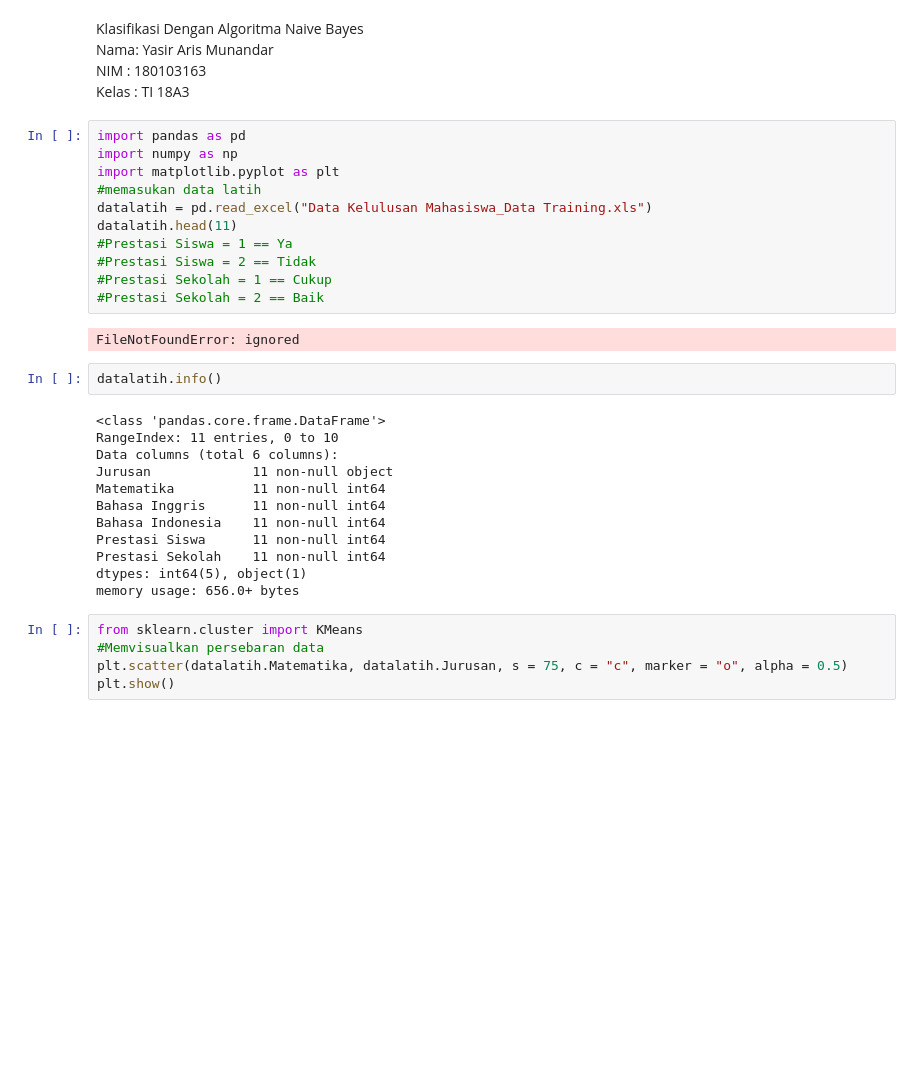
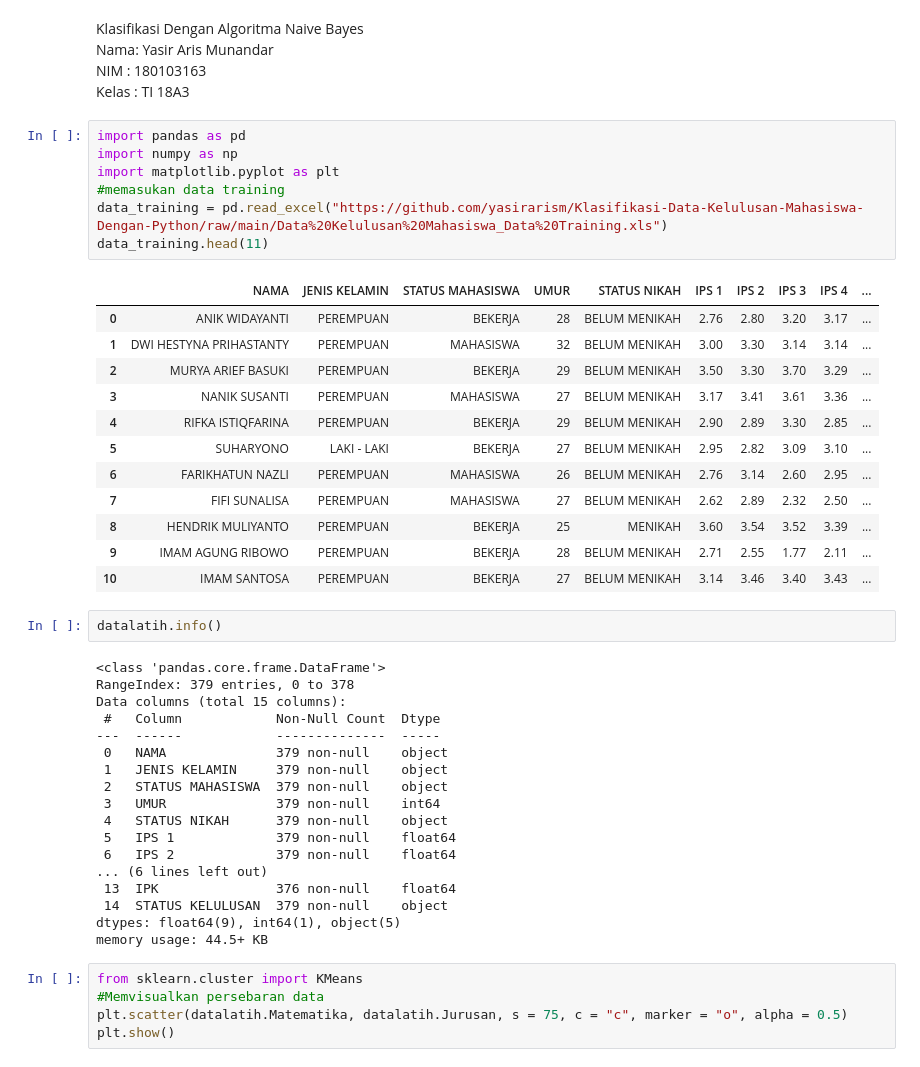
Before and after one commit to yasirarism/Klasifikasi-Data-Kelulusan-Mahasiswa-Dengan-Python, a Jupyter notebook: naive-bayes-akurasi.ipynb, the cells around one changed output. Drawn from its saved outputs; the diff is of its cells as text; blank space fills up the shorter version.

```diff
--- a/naive-bayes-akurasi.ipynb
+++ b/naive-bayes-akurasi.ipynb
@@ -6,30 +6,43 @@ Kelas : TI 18A3
 # %%
 import pandas as pd
 import numpy as np
 import matplotlib.pyplot as plt
-#memasukan data latih
-datalatih = pd.read_excel("Data Kelulusan Mahasiswa_Data Training.xls")
-datalatih.head(11)
-#Prestasi Siswa = 1 == Ya
-#Prestasi Siswa = 2 == Tidak
-#Prestasi Sekolah = 1 == Cukup
-#Prestasi Sekolah = 2 == Baik
+#memasukan data training
+data_training = pd.read_excel("https://github.com/yasirarism/Klasifikasi-Data-Kelulusan-Mahasiswa-Dengan-Python/raw/main/Data%20Kelulusan%20Mahasiswa_Data%20Training.xls")
+data_training.head(11)
 # %% [output]
-FileNotFoundError: ignored
+|  | NAMA | JENIS KELAMIN | STATUS MAHASISWA | UMUR | STATUS NIKAH | IPS 1 | IPS 2 | IPS 3 | IPS 4 | ... |
+| 0 | ANIK WIDAYANTI | PEREMPUAN | BEKERJA | 28 | BELUM MENIKAH | 2.76 | 2.80 | 3.20 | 3.17 | ... |
+| 1 | DWI HESTYNA PRIHASTANTY | PEREMPUAN | MAHASISWA | 32 | BELUM MENIKAH | 3.00 | 3.30 | 3.14 | 3.14 | ... |
+| 2 | MURYA ARIEF BASUKI | PEREMPUAN | BEKERJA | 29 | BELUM MENIKAH | 3.50 | 3.30 | 3.70 | 3.29 | ... |
+| 3 | NANIK SUSANTI | PEREMPUAN | MAHASISWA | 27 | BELUM MENIKAH | 3.17 | 3.41 | 3.61 | 3.36 | ... |
+| 4 | RIFKA ISTIQFARINA | PEREMPUAN | BEKERJA | 29 | BELUM MENIKAH | 2.90 | 2.89 | 3.30 | 2.85 | ... |
+| 5 | SUHARYONO | LAKI - LAKI | BEKERJA | 27 | BELUM MENIKAH | 2.95 | 2.82 | 3.09 | 3.10 | ... |
+| 6 | FARIKHATUN NAZLI | PEREMPUAN | MAHASISWA | 26 | BELUM MENIKAH | 2.76 | 3.14 | 2.60 | 2.95 | ... |
+| 7 | FIFI SUNALISA | PEREMPUAN | MAHASISWA | 27 | BELUM MENIKAH | 2.62 | 2.89 | 2.32 | 2.50 | ... |
+| 8 | HENDRIK MULIYANTO | PEREMPUAN | BEKERJA | 25 | MENIKAH | 3.60 | 3.54 | 3.52 | 3.39 | ... |
+| 9 | IMAM AGUNG RIBOWO | PEREMPUAN | BEKERJA | 28 | BELUM MENIKAH | 2.71 | 2.55 | 1.77 | 2.11 | ... |
+| 10 | IMAM SANTOSA | PEREMPUAN | BEKERJA | 27 | BELUM MENIKAH | 3.14 | 3.46 | 3.40 | 3.43 | ... |
 # %%
 datalatih.info()
 # %% [output]
 <class 'pandas.core.frame.DataFrame'>
-RangeIndex: 11 entries, 0 to 10
-Data columns (total 6 columns):
-Jurusan             11 non-null object
-Matematika          11 non-null int64
-Bahasa Inggris      11 non-null int64
-Bahasa Indonesia    11 non-null int64
-Prestasi Siswa      11 non-null int64
-Prestasi Sekolah    11 non-null int64
-dtypes: int64(5), object(1)
-memory usage: 656.0+ bytes
+RangeIndex: 379 entries, 0 to 378
+Data columns (total 15 columns):
+ #   Column            Non-Null Count  Dtype
+---  ------            --------------  -----
+ 0   NAMA              379 non-null    object
+ 1   JENIS KELAMIN     379 non-null    object
+ 2   STATUS MAHASISWA  379 non-null    object
+ 3   UMUR              379 non-null    int64
+ 4   STATUS NIKAH      379 non-null    object
+ 5   IPS 1             379 non-null    float64
+ 6   IPS 2             379 non-null    float64
+... (6 lines left out)
+ 13  IPK               376 non-null    float64
+ 14  STATUS KELULUSAN  379 non-null    object
+dtypes: float64(9), int64(1), object(5)
+memory usage: 44.5+ KB
 # %%
 from sklearn.cluster import KMeans
 #Memvisualkan persebaran data
```
Also changed, not shown: parts of 1 cell of this notebook.
